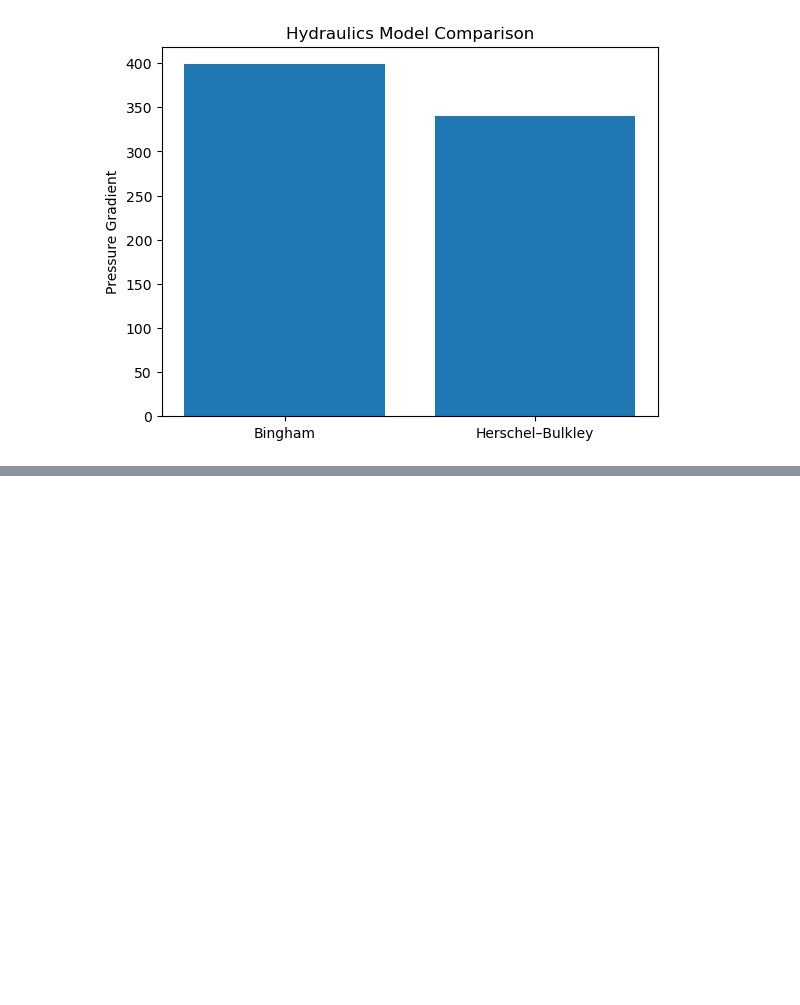
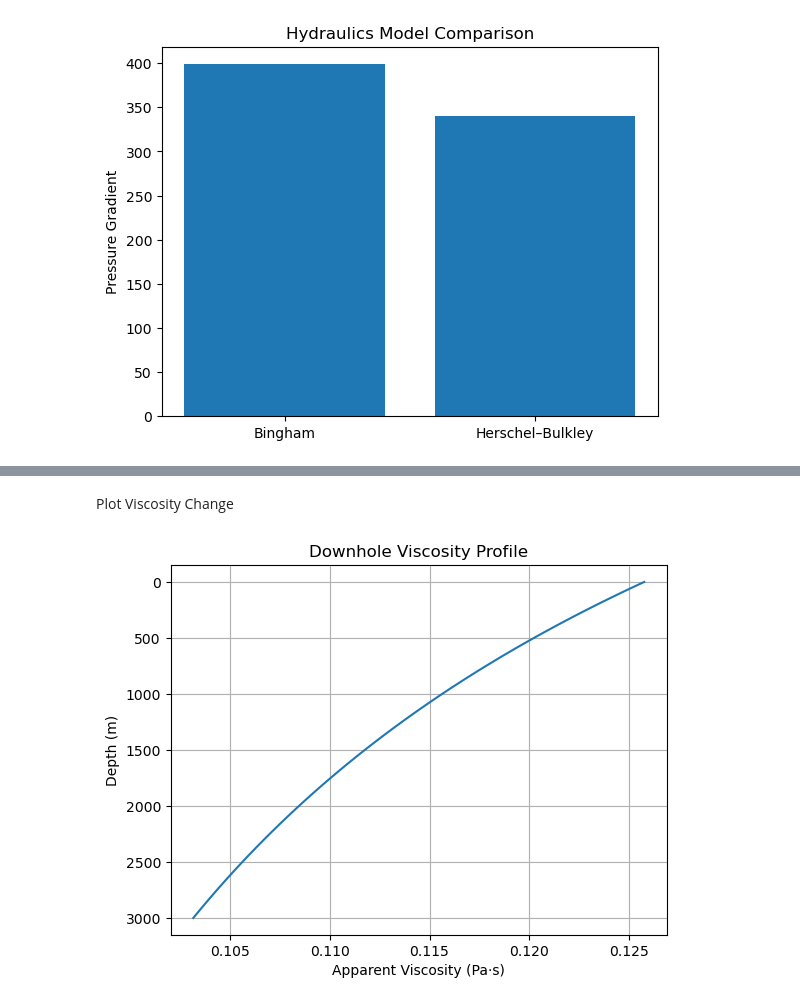
Before and after one commit to Bobi3828/drilling-analytics-engine, a Jupyter notebook: week_03_herschel_bulkley/notebooks/herschel_bulkley_analysis.ipynb, the cells around one changed output, grey strips where cells are left out. Drawn from its saved outputs; the diff is of its cells as text; code cells hidden in the pictures; blank space fills up the shorter version.

```diff
--- a/week_03_herschel_bulkley/notebooks/herschel_bulkley_analysis.ipynb
+++ b/week_03_herschel_bulkley/notebooks/herschel_bulkley_analysis.ipynb
@@ -380,0 +476,21 @@ plt.show()
+# %% [markdown]
+Plot Viscosity Change
+# %%
+plt.figure()
+
+plt.plot(viscosity_profile, depths)
+
+plt.gca().invert_yaxis()
+
+plt.xlabel("Apparent Viscosity (Pa·s)")
+plt.ylabel("Depth (m)")
+plt.title("Downhole Viscosity Profile")
+
+plt.grid(True)
+
+plt.show()
+
+# You should see viscosity decrease with depth because hot mud flows easier.
+ # useful for debugging the simulator.
+# %% [output]
+[figure, added]
```
Also changed, not shown: parts of 14 cells of this notebook, 2 other files.
